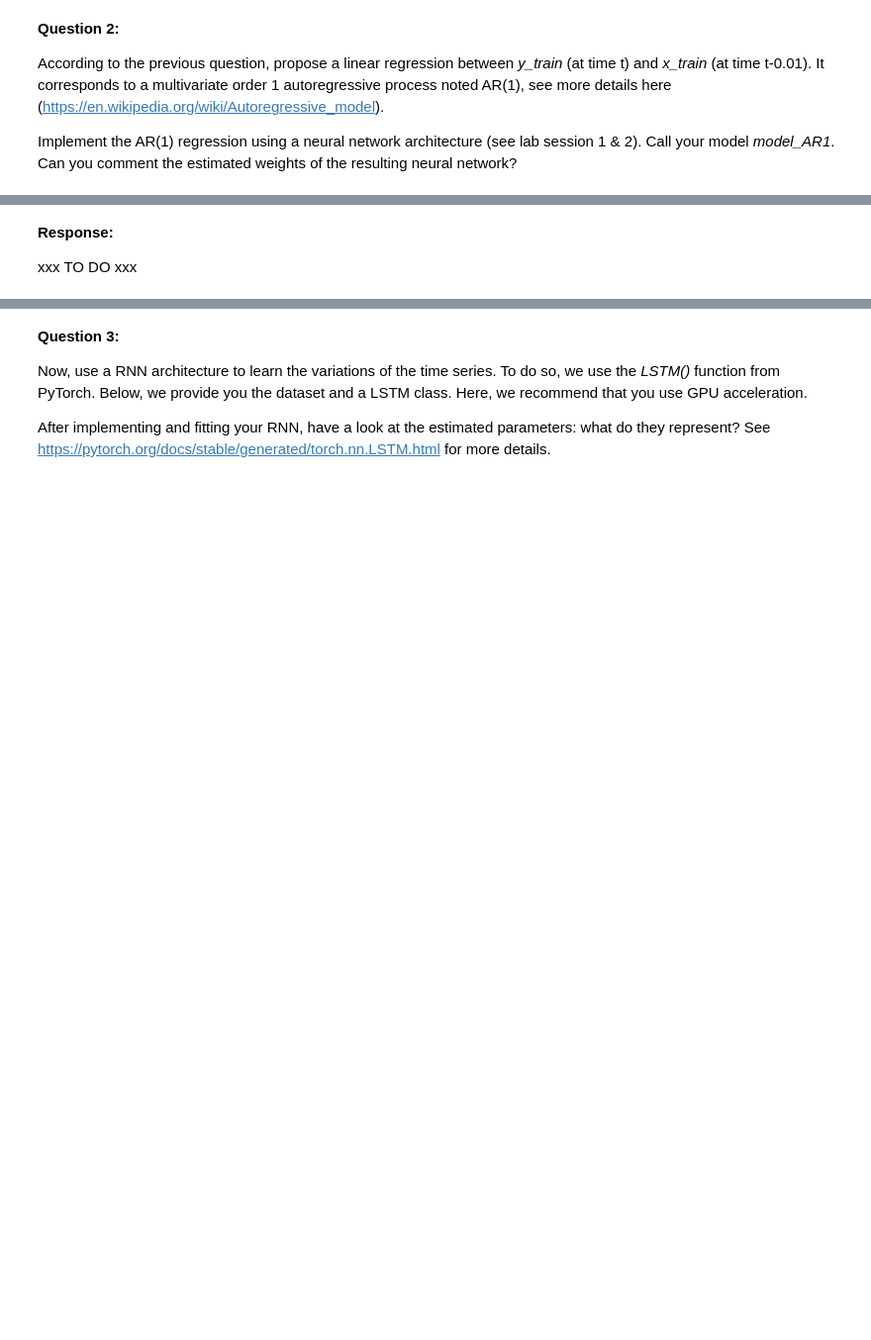
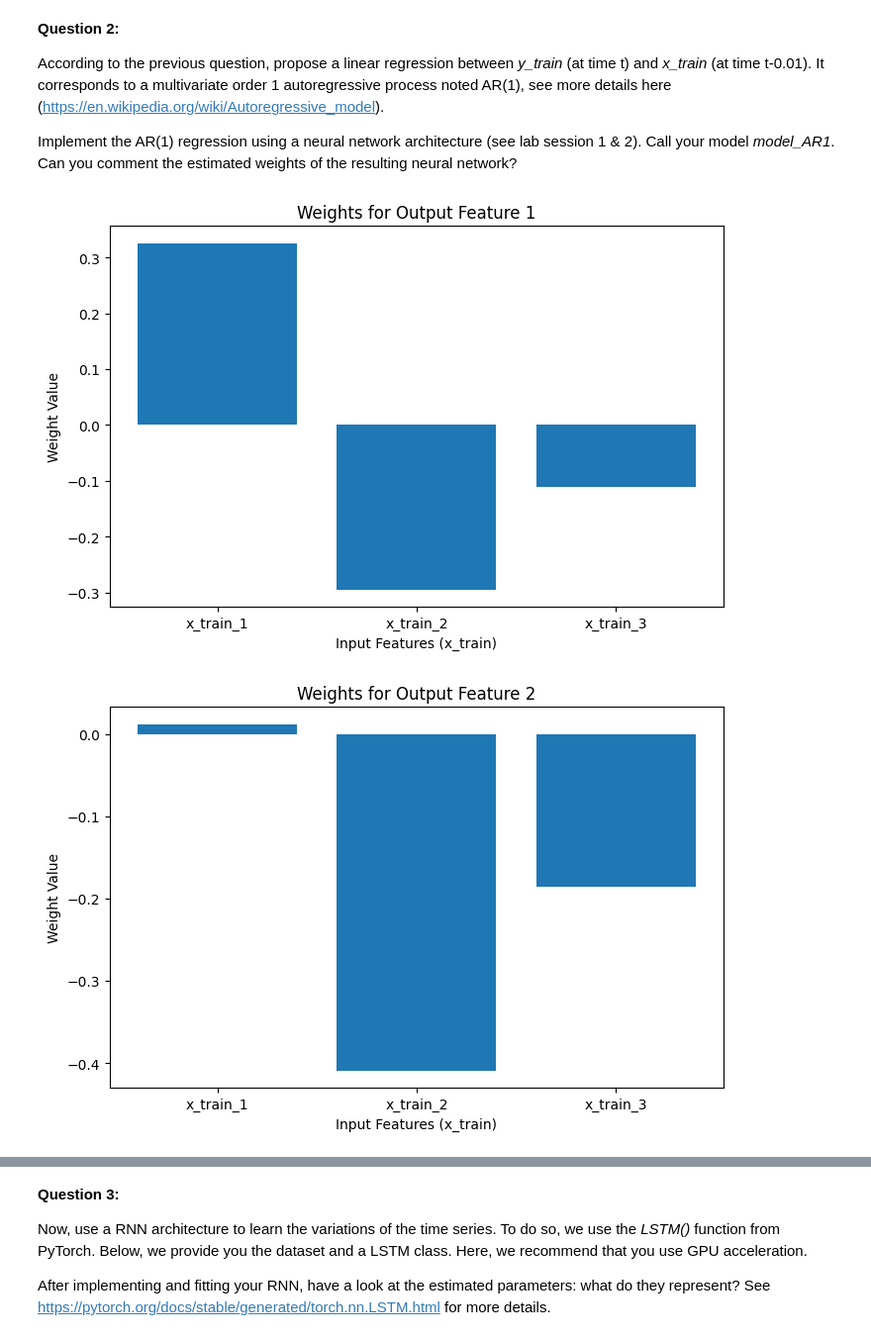
Before and after one commit to sastelvio/Data_Science_Classes, a Jupyter notebook: LabSession6_RNN_L63_SastelvioMANUEL.ipynb, the cells around one changed output, grey strips where cells are left out. Shown: that part at 99% size. Saved outputs shown, nothing was run; the diff lists cells and outputs as text; code cells hidden in the pictures; blank space fills up the shorter version.

```diff
--- a/LabSession6_RNN_L63_SastelvioMANUEL.ipynb
+++ b/LabSession6_RNN_L63_SastelvioMANUEL.ipynb
@@ -157,20 +148,31 @@ Implement the AR(1) regression using a neural network architecture (see lab sess
 # %%
 # Question 2
 # Implement the AR(1) regression using a neural network architecture.
 # Call your model model_AR1. Can you comment the estimated weights of the resulting neural network?
 
 class AR1Model(nn.Module):
     def __init__(self, input_size, output_size):
         super(AR1Model, self).__init__()
         self.linear = nn.Linear(input_size, output_size)
 
     def forward(self, x):
         return self.linear(x)
 
 # Create the AR(1) model with 3 input features (x_train at time t-0.01) and 3 output features (y_train at time t)
 model_AR1 = AR1Model(3, 3)
 
-# Comment:
-# The AR(1) model is a simple linear regression model. It has a linear layer with weights and biases that are learned during training.
-# The weights represent the relationships between the input features (x_train) at time t-0.01 and the output features (y_train) at time t.
-# These weights determine how much each input feature contributes to predicting the output feature.
+# Get the model weights
+model_weights = model_AR1.linear.weight.data.numpy()
+
+# Visualize the weights
+for i in range(3):  # Loop through output features (y_train)
+    plt.figure(figsize=(8, 5))
+    plt.bar(range(3), model_weights[i, :])
+    plt.xlabel(f'Input Features (x_train)')  # x-axis label
+    plt.ylabel(f'Weight Value')  # y-axis label
+    plt.title(f'Weights for Output Feature {i + 1}')  # Title for the plot
+    plt.xticks(range(3), [f'x_train_{j+1}' for j in range(3)])  # Set x-axis labels
+    plt.show()
+# %% [output]
+[figure, added]
+[figure, added]
@@ -177,4 +179,0 @@ model_AR1 = AR1Model(3, 3)
-# %% [markdown]
-**Response:**
-
-xxx TO DO xxx
```
Also changed, not shown: parts of 16 cells of this notebook.
